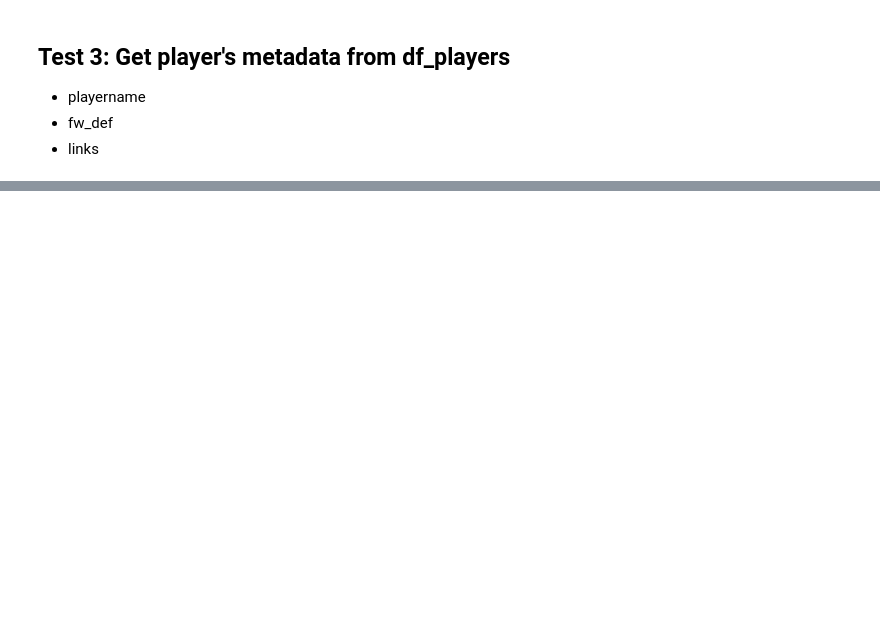
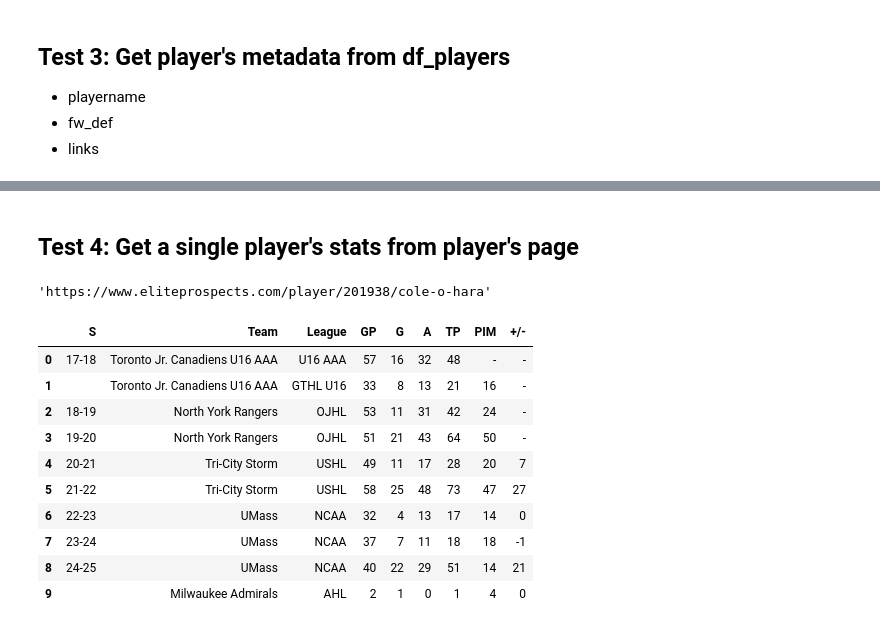
Before and after one commit to shigenogoro/NHL-Prospect-Predictor, a Jupyter notebook: eliteprospects_scraper/eliteprospects_scraper_test.ipynb, the cells around one changed output, grey strips where cells are left out. Saved outputs shown, nothing was run; the diff lists cells and outputs as text; code cells hidden in the pictures; blank space fills up the shorter version.

```diff
--- a/eliteprospects_scraper/eliteprospects_scraper_test.ipynb
+++ b/eliteprospects_scraper/eliteprospects_scraper_test.ipynb
@@ -106,0 +38,2 @@ ncaa_players_2425_metadata
+# %% [markdown]
+## Test 4: Get a single player's stats from player's page
@@ -106,0 +43,20 @@ ncaa_players_2425_metadata
+# %%
+cole_ohara_url = 'https://www.eliteprospects.com/player/201938/cole-o-hara'
+# %% [output]
+'https://www.eliteprospects.com/player/201938/cole-o-hara'
+# %%
+cole_ohara_regular_season_stats = ep.getSinglePlayerStats(cole_ohara_url, 'Regular Season')
+# %%
+cole_ohara_regular_season_stats
+# %% [output]
+|  | S | Team | League | GP | G | A | TP | PIM | +/- |
+| 0 | 17-18 | Toronto Jr. Canadiens U16 AAA | U16 AAA | 57 | 16 | 32 | 48 | - | - |
+| 1 |  | Toronto Jr. Canadiens U16 AAA | GTHL U16 | 33 | 8 | 13 | 21 | 16 | - |
+| 2 | 18-19 | North York Rangers | OJHL | 53 | 11 | 31 | 42 | 24 | - |
+| 3 | 19-20 | North York Rangers | OJHL | 51 | 21 | 43 | 64 | 50 | - |
+| 4 | 20-21 | Tri-City Storm | USHL | 49 | 11 | 17 | 28 | 20 | 7 |
+| 5 | 21-22 | Tri-City Storm | USHL | 58 | 25 | 48 | 73 | 47 | 27 |
+| 6 | 22-23 | UMass | NCAA | 32 | 4 | 13 | 17 | 14 | 0 |
+| 7 | 23-24 | UMass | NCAA | 37 | 7 | 11 | 18 | 18 | -1 |
+| 8 | 24-25 | UMass | NCAA | 40 | 22 | 29 | 51 | 14 | 21 |
+| 9 |  | Milwaukee Admirals | AHL | 2 | 1 | 0 | 1 | 4 | 0 |
```
Also changed, not shown: parts of 10 cells of this notebook, 1 other file.
